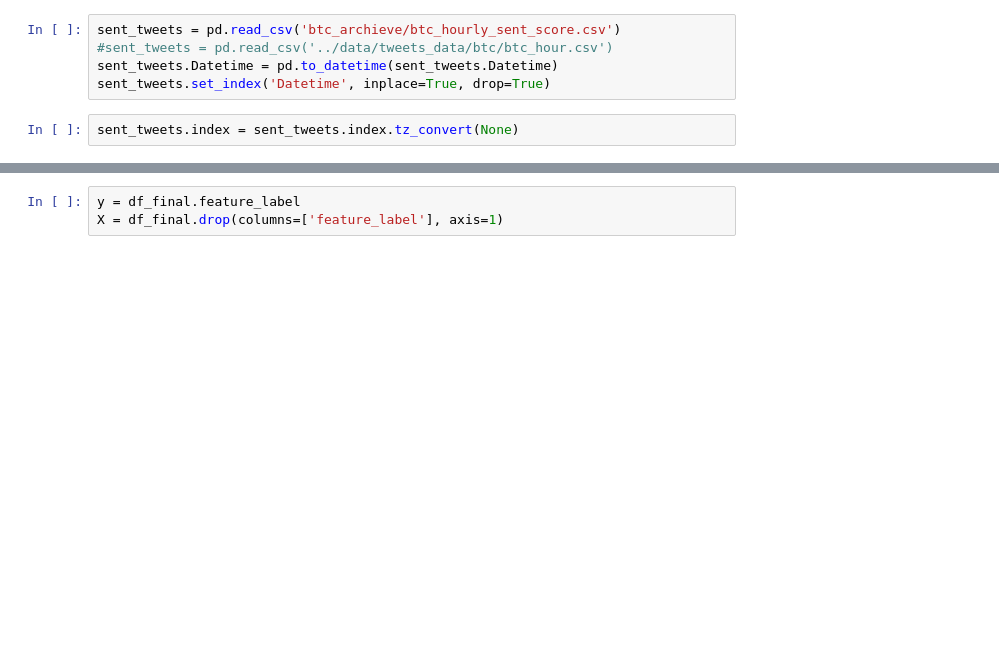
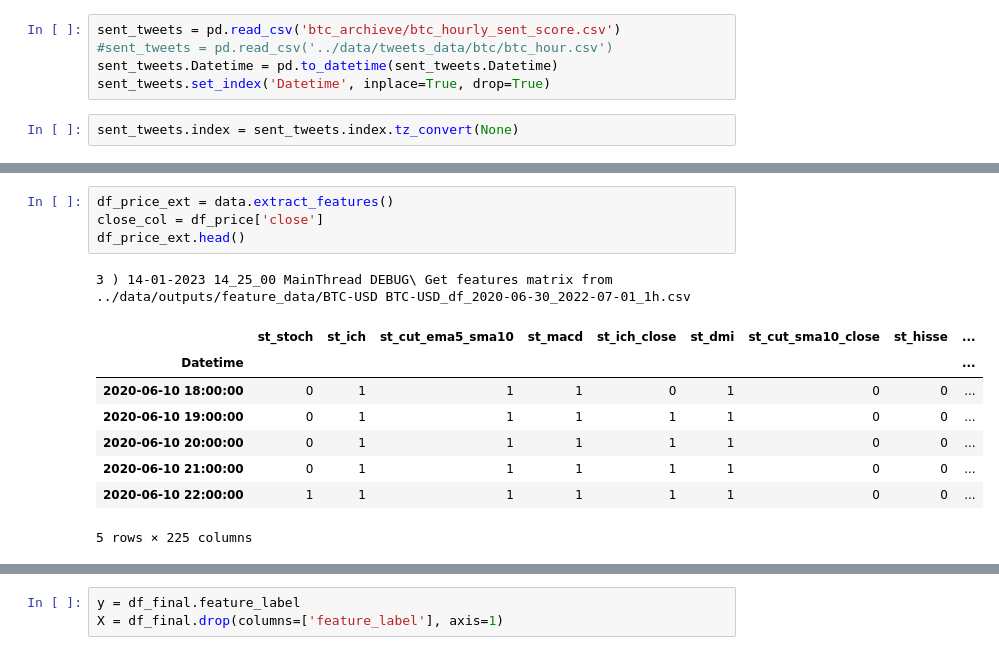
Before and after one commit to kozanakyel/KZ-Engine-Backend, a Jupyter notebook: KZ_project_setup/notebooks/test_sent_kz.ipynb, the cells around one changed output, grey strips where cells are left out. Drawn from its saved outputs; the diff is of its cells as text; blank space fills up the shorter version.

```diff
--- a/KZ_project_setup/notebooks/test_sent_kz.ipynb
+++ b/KZ_project_setup/notebooks/test_sent_kz.ipynb
@@ -90,3 +63,17 @@ df_price_ext.head()
+# %%
+df_price_ext = data.extract_features()
+close_col = df_price['close']
+df_price_ext.head()
+# %% [output]
+3 ) 14-01-2023 14_25_00 MainThread DEBUG\ Get features matrix from ../data/outputs/feature_data/BTC-USD BTC-USD_df_2020-06-30_2022-07-01_1h.csv
+|  | st_stoch | st_ich | st_cut_ema5_sma10 | st_macd | st_ich_close | st_dmi | st_cut_sma10_close | st_hisse | ... |
+| Datetime |  |  |  |  |  |  |  |  | ... |
+| 2020-06-10 18:00:00 | 0 | 1 | 1 | 1 | 0 | 1 | 0 | 0 | ... |
+| 2020-06-10 19:00:00 | 0 | 1 | 1 | 1 | 1 | 1 | 0 | 0 | ... |
+| 2020-06-10 20:00:00 | 0 | 1 | 1 | 1 | 1 | 1 | 0 | 0 | ... |
+| 2020-06-10 21:00:00 | 0 | 1 | 1 | 1 | 1 | 1 | 0 | 0 | ... |
+| 2020-06-10 22:00:00 | 1 | 1 | 1 | 1 | 1 | 1 | 0 | 0 | ... |
+5 rows × 225 columns
 # %%
 df_final = tsa.concat_ohlc_compound_score(df_price_ext, sent_tweets)
 #df_final = df_final.loc['2021-01-01':,:].copy()
```
Also changed, not shown: parts of 11 cells of this notebook, 7 other files.
